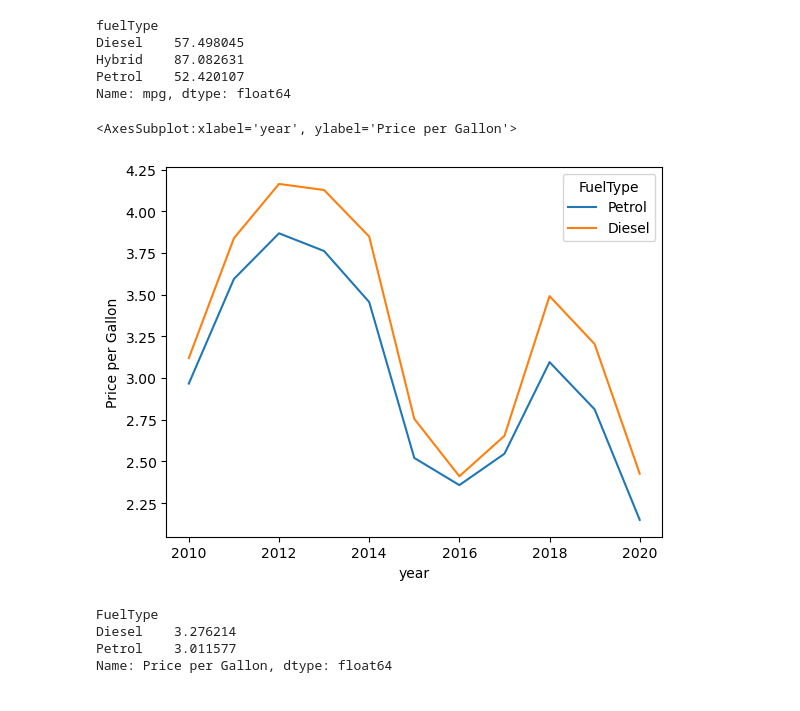
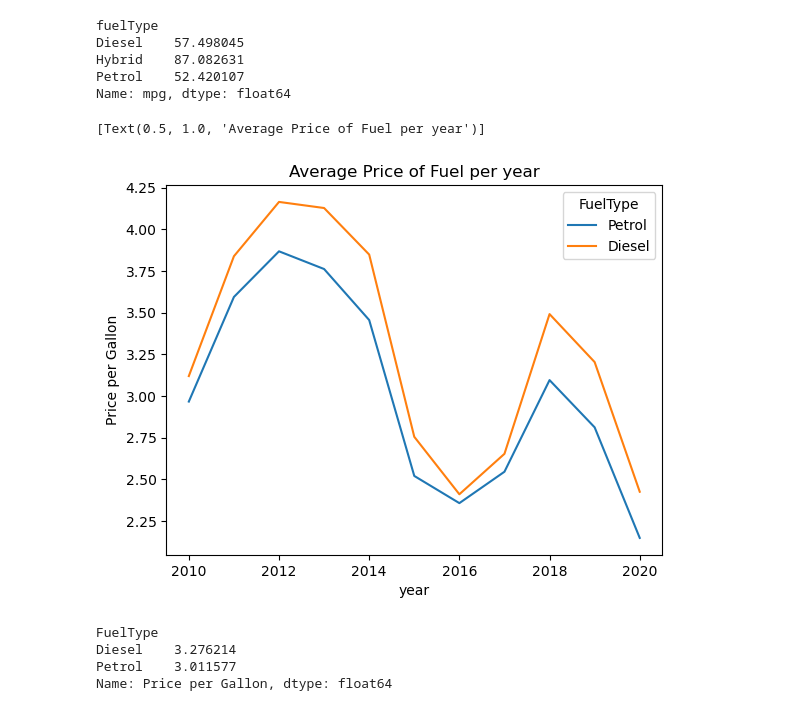
Before and after one commit to patpmcm/UCDPA_PatrickMcMahon, a Jupyter notebook: Car_Stats.ipynb, the cells around one changed output. Cells and saved outputs as stored; diff of their text form; code cells hidden in the pictures.

```diff
--- a/Car_Stats.ipynb
+++ b/Car_Stats.ipynb
@@ -52,15 +52,15 @@ Name: mpg, dtype: float64
 # %%
 fuel_costs = pd.read_csv('Fuel Prices.csv')
 fuel_costs.set_index('year').iloc[:, 0:2]
 
 years = [2010, 2011, 2012, 2013, 2014, 2015, 2016, 2017, 2018, 2019, 2020]
 
 fuel_costs_filtered = fuel_costs.loc[fuel_costs['year'].isin(years)].iloc[:, 0:3]
 
-sns.lineplot(x = 'year', y = 'Price per Gallon', data = fuel_costs_filtered, hue = 'FuelType')
+sns.lineplot(x = 'year', y = 'Price per Gallon', data = fuel_costs_filtered, hue = 'FuelType').set(title = 'Average Price of Fuel per year')
 # %% [output]
-<AxesSubplot:xlabel='year', ylabel='Price per Gallon'>
+[Text(0.5, 1.0, 'Average Price of Fuel per year')]
-[figure, old version]
+[figure, new version]
 # %%
 fuel_average = fuel_costs_filtered.groupby('FuelType')['Price per Gallon'].mean()
 print(fuel_average)
```
Also changed, not shown: parts of 3 cells of this notebook, 2 other files.
